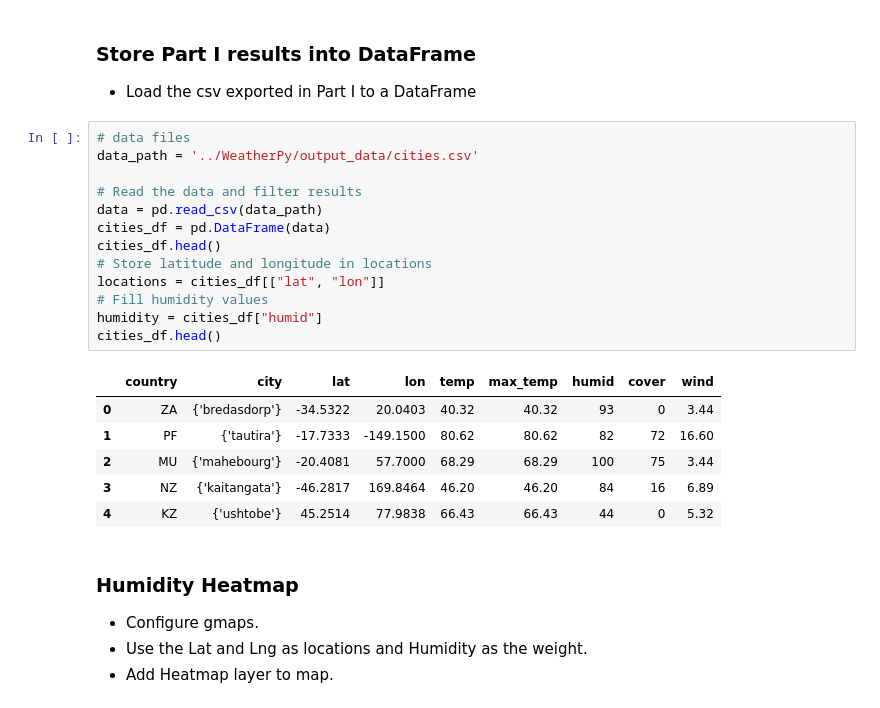
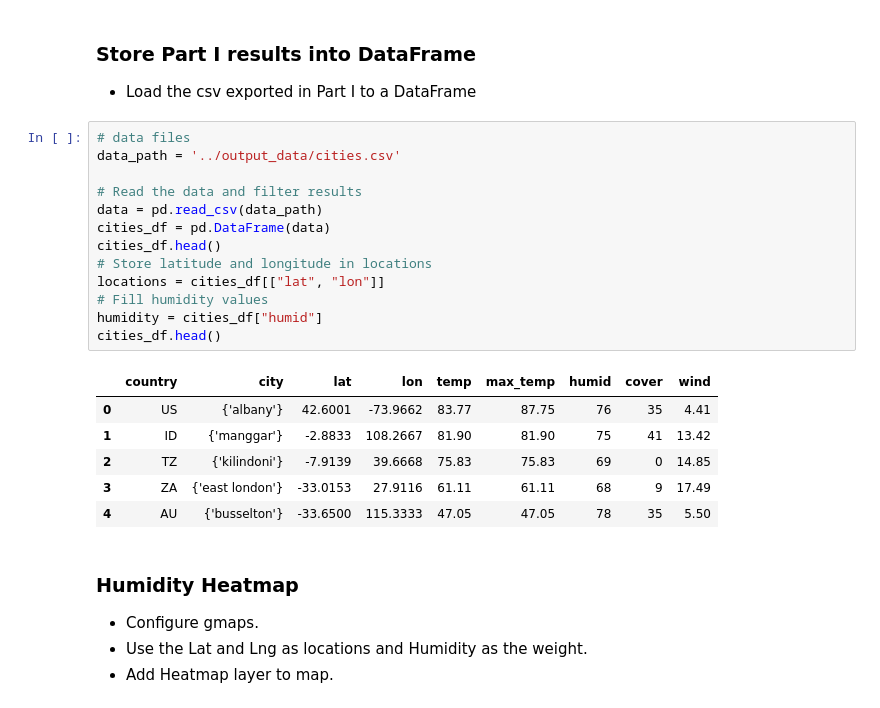
Before and after one commit to gregbehnke24x7/python-api-challenge, a Jupyter notebook: VacationPy/vacationPy.ipynb, the cells around one changed output. Drawn from its saved outputs; the diff is of its cells as text.

```diff
--- a/VacationPy/vacationPy.ipynb
+++ b/VacationPy/vacationPy.ipynb
@@ -23,24 +23,24 @@ from api_keys import g_key
 * Load the csv exported in Part I to a DataFrame
 # %%
 # data files
-data_path = '../WeatherPy/output_data/cities.csv'
+data_path = '../output_data/cities.csv'
 
 # Read the data and filter results
 data = pd.read_csv(data_path)
 cities_df = pd.DataFrame(data)
 cities_df.head()
 # Store latitude and longitude in locations
 locations = cities_df[["lat", "lon"]]
 # Fill humidity values
 humidity = cities_df["humid"]
 cities_df.head()
 # %% [output]
 |  | country | city | lat | lon | temp | max_temp | humid | cover | wind |
-| 0 | ZA | {'bredasdorp'} | -34.5322 | 20.0403 | 40.32 | 40.32 | 93 | 0 | 3.44 |
-| 1 | PF | {'tautira'} | -17.7333 | -149.1500 | 80.62 | 80.62 | 82 | 72 | 16.60 |
-| 2 | MU | {'mahebourg'} | -20.4081 | 57.7000 | 68.29 | 68.29 | 100 | 75 | 3.44 |
-| 3 | NZ | {'kaitangata'} | -46.2817 | 169.8464 | 46.20 | 46.20 | 84 | 16 | 6.89 |
-| 4 | KZ | {'ushtobe'} | 45.2514 | 77.9838 | 66.43 | 66.43 | 44 | 0 | 5.32 |
+| 0 | US | {'albany'} | 42.6001 | -73.9662 | 83.77 | 87.75 | 76 | 35 | 4.41 |
+| 1 | ID | {'manggar'} | -2.8833 | 108.2667 | 81.90 | 81.90 | 75 | 41 | 13.42 |
+| 2 | TZ | {'kilindoni'} | -7.9139 | 39.6668 | 75.83 | 75.83 | 69 | 0 | 14.85 |
+| 3 | ZA | {'east london'} | -33.0153 | 27.9116 | 61.11 | 61.11 | 68 | 9 | 17.49 |
+| 4 | AU | {'busselton'} | -33.6500 | 115.3333 | 47.05 | 47.05 | 78 | 35 | 5.50 |
 # %% [markdown]
 ### Humidity Heatmap
 * Configure gmaps.
```
Also changed, not shown: parts of 3 cells of this notebook, 17 other files.
